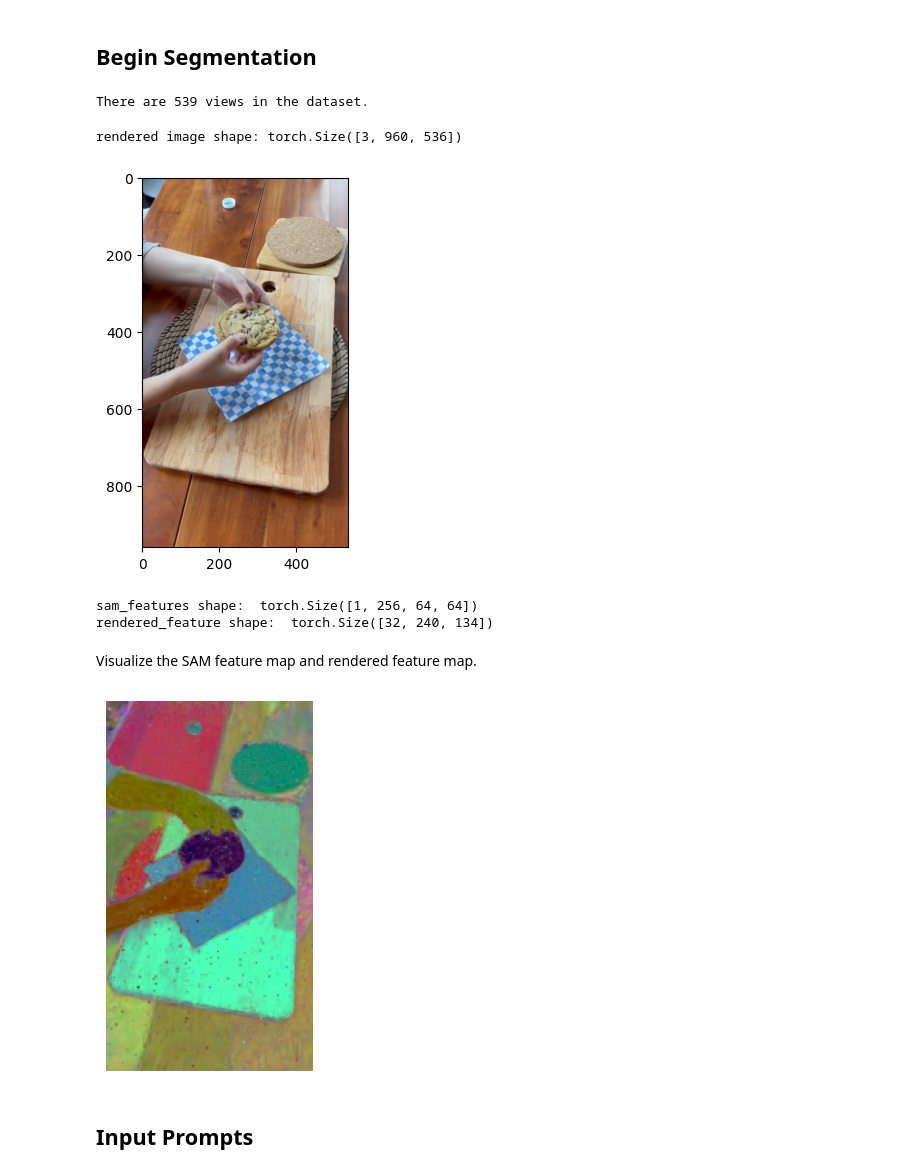
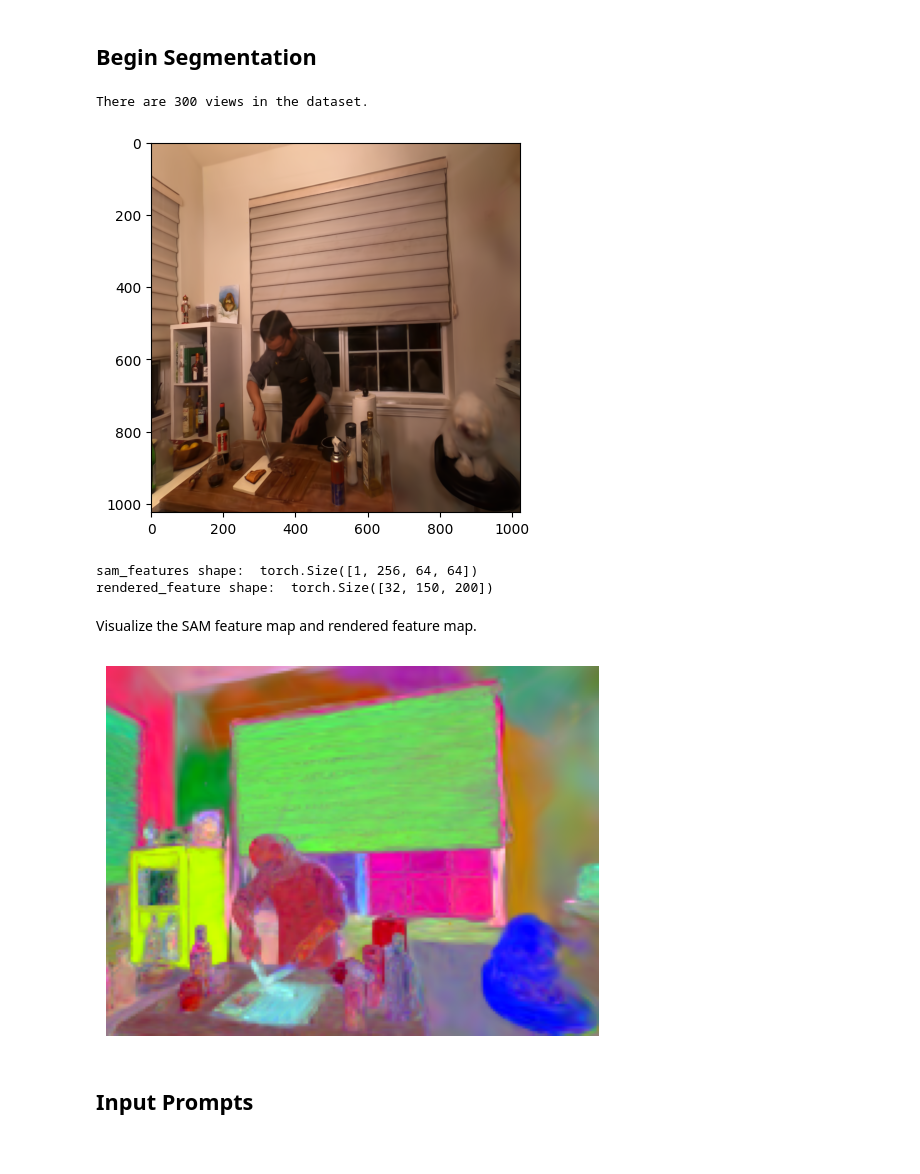
Before and after one commit to guanjunwu/sa4d, a Jupyter notebook: baseline.ipynb, the cells around one changed output. Drawn from its saved outputs; the diff is of its cells as text; code cells hidden in the pictures.

Commit message:
add dynerf datatset

```diff
--- a/baseline.ipynb
+++ b/baseline.ipynb
@@ -31,9 +27,9 @@ Jupyter environment detected. Enabling Open3D WebVisualizer.
 # %%
 FEATURE_DIM = 32
 
-DATA_ROOT = './data/hypernerf/split-cookie'
+DATA_ROOT = './data/dynerf/cut_roasted_beef'
 # the model path, same to the --model_path in the training, after train_scene.py this folder will be created but named randomly
-MODEL_PATH = './output/hypernerf/split-cookie'
+MODEL_PATH = './output/dynerf/cut_roasted_beef'
 # 'lego_real_night_radial'
 SPIN_SCENE_NAME = 'lego_real_night_radial'
 NVOS_SCENE_NAME = 'orchids'
@@ -49,19 +45,6 @@ SAM_CKPT_PATH = '/data/sxj/dependencies/sam_ckpt/sam_vit_h_4b8939.pth'
 # %% [markdown]
 ## Data and Model Preparation
 # %%
-# nonlinear = torch.nn.Sequential(
-#     torch.nn.Linear(256, 64, bias=True),
-#     torch.nn.LayerNorm(64),
-#     torch.nn.LeakyReLU(),
-#     torch.nn.Linear(64, 64, bias=True),
-#     torch.nn.LayerNorm(64),
-#     torch.nn.LeakyReLU(),
-#     torch.nn.Linear(64, FEATURE_DIM, bias=True),
-# )
-# nonlinear.load_state_dict(torch.load(SAM_PROJ_PATH))
-# nonlinear = nonlinear.cuda()
-# nonlinear.eval()
-
 parser = ArgumentParser(description="Render script parameters")
 model = ModelParams(parser, sentinel=True)
 # op = OptimizationParams(parser)
@@ -69,7 +52,7 @@ pipeline = PipelineParams(parser)
 hp = ModelHiddenParams(parser)
 parser.add_argument("--iteration", default=-1, type=int)
 parser.add_argument('--mode', default='feature', choices=['scene', 'feature'])
-parser.add_argument("--configs", type=str, default = "./arguments/hypernerf/default.py")
+parser.add_argument("--configs", type=str, default = "./arguments/dynerf/cut_roasted_beef.py")
 # parser.add_argument('--precomputed_mask', default=None, type=str)
 args = get_combined_args(parser, MODEL_PATH, 'feature')
 if args.configs:
@@ -124,22 +110,21 @@ cameras = [i for i in scene.getVideoCameras()]
 cam_type = scene.dataset_type
 print("There are",len(cameras),"views in the dataset.")
 # %% [output]
-There are 539 views in the dataset.
+There are 300 views in the dataset.
 # %%
 ref_img_camera_id = 0
 mask_img_camera_id = 0
 view = cameras[ref_img_camera_id]
 
 with torch.no_grad():
     rendering = render(view, gaussians, pipeline, bg_color, cam_type=cam_type)["render"]
-    print("rendered image shape:", rendering.shape)
     img = to8b(rendering).transpose(1,2,0)
+    img = cv2.resize(img, dsize=(1024,1024), fx=1, fy=1, interpolation=cv2.INTER_LINEAR)
     plt.imshow(img)
     # plt.axis('off')
     plt.show()
 # %% [output]
-rendered image shape: torch.Size([3, 960, 536])
-[figure, old version]
+[figure, new version]
 # %%
 with torch.no_grad():
     predictor.set_image(img)
@@ -153,14 +138,14 @@ print("sam_features shape: ", sam_feature.shape)
 print("rendered_feature shape: ", rendered_feature.shape)
 # %% [output]
 sam_features shape:  torch.Size([1, 256, 64, 64])
-rendered_feature shape:  torch.Size([32, 240, 134])
+rendered_feature shape:  torch.Size([32, 150, 200])
 # %% [markdown]
 Visualize the SAM feature map and rendered feature map.
 # %%
 import numpy as np
 from sklearn.decomposition import PCA
 
-feature  = rendered_feature.detach().cpu().numpy()
+feature  = rendered_feature.squeeze().detach().cpu().numpy()
 # Feature dimension can be 512 for LSeg or 256 for SAM
 feature_dimension, h, w = feature.shape
 
@@ -195,7 +180,7 @@ plt.imshow(feature_map_normalized)
 plt.axis('off')
 plt.show()
 # %% [output]
-[figure, old version]
+[figure, new version]
 # %% [markdown]
 ## Input Prompts
 # %%
```
Also changed, not shown: parts of 10 cells of this notebook, 13 other files.
